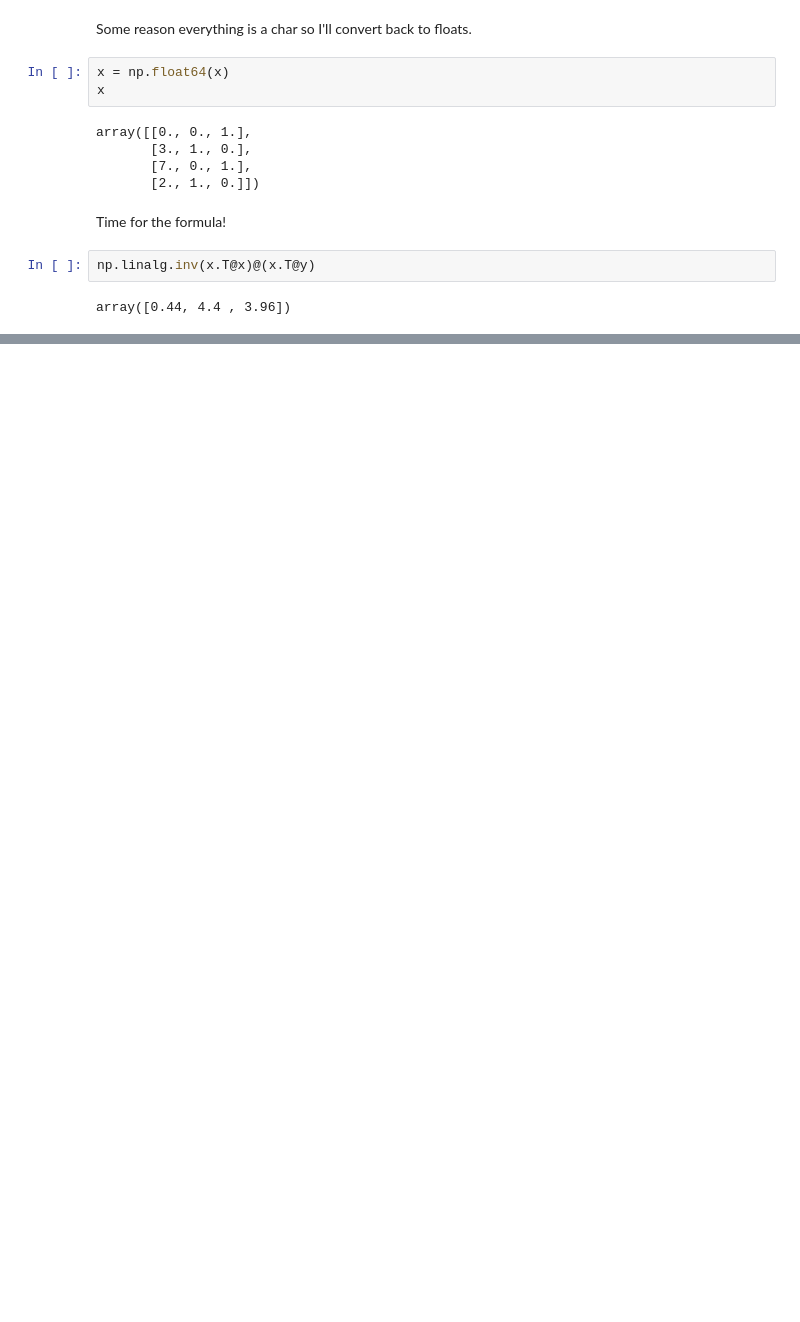
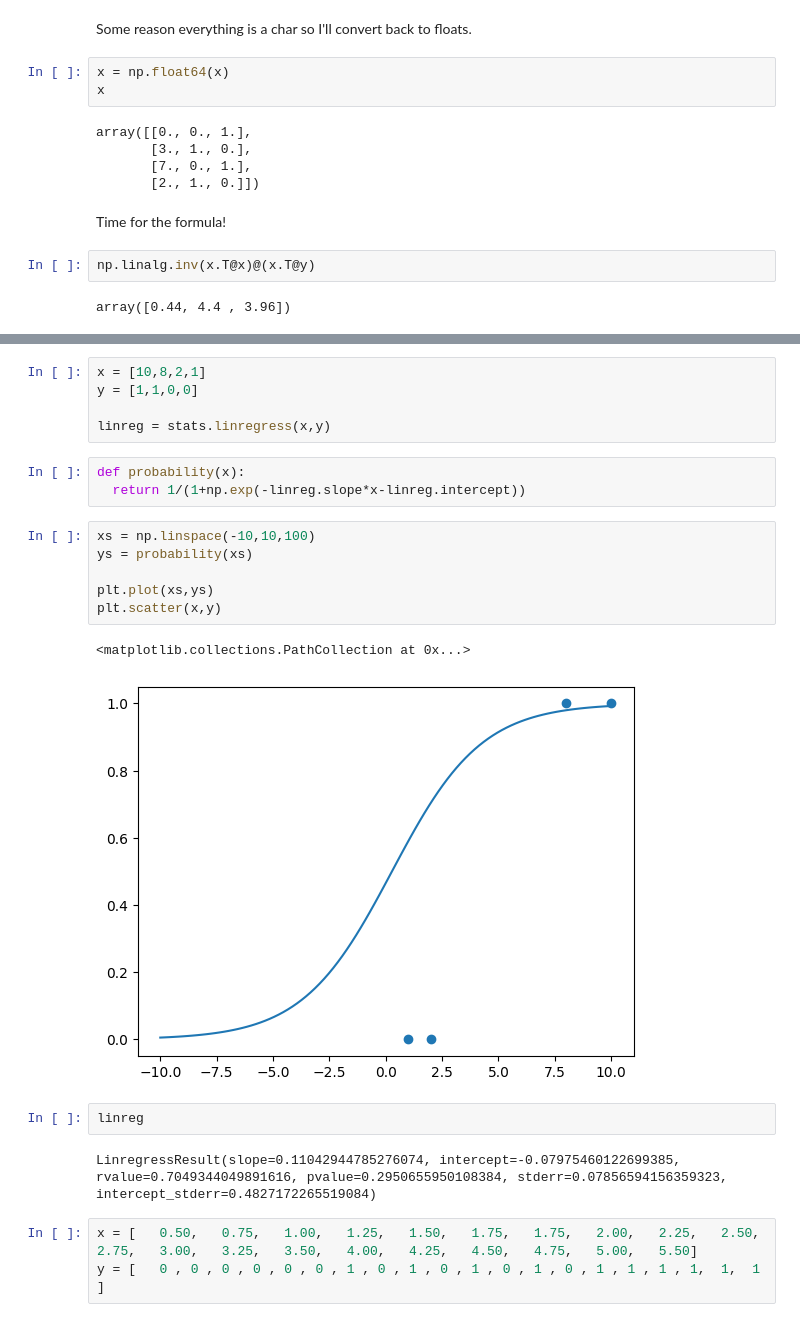
Before and after one commit to nurfnick/Operations_Research, a Jupyter notebook: ChapterRegression.ipynb, the cells around one changed output, grey strips where cells are left out. Drawn from its saved outputs; the diff is of its cells as text; blank space fills up the shorter version.

```diff
--- a/ChapterRegression.ipynb
+++ b/ChapterRegression.ipynb
@@ -215,0 +237,24 @@ Interpreting this insists that slope for numeric is 0.44 but if you have a 'no'
+# %%
+x = [10,8,2,1]
+y = [1,1,0,0]
+
+linreg = stats.linregress(x,y)
+# %%
+def probability(x):
+  return 1/(1+np.exp(-linreg.slope*x-linreg.intercept))
+# %%
+xs = np.linspace(-10,10,100)
+ys = probability(xs)
+
+plt.plot(xs,ys)
+plt.scatter(x,y)
+# %% [output]
+<matplotlib.collections.PathCollection at 0x...>
+[figure, added]
+# %%
+linreg
+# %% [output]
+LinregressResult(slope=0.11042944785276074, intercept=-0.07975460122699385, rvalue=0.7049344049891616, pvalue=0.2950655950108384, stderr=0.07856594156359323, intercept_stderr=0.4827172265519084)
+# %%
+x = [ 	0.50, 	0.75, 	1.00, 	1.25, 	1.50, 	1.75, 	1.75, 	2.00, 	2.25, 	2.50, 	2.75, 	3.00, 	3.25, 	3.50, 	4.00, 	4.25, 	4.50, 	4.75, 	5.00, 	5.50]
+y = [	0 ,	0 ,	0 ,	0 ,	0 ,	0 ,	1 ,	0 ,	1 ,	0 ,	1 ,	0 ,	1 ,	0 ,	1 ,	1 ,	1 ,	1, 	1, 	1 ]
```
Also changed, not shown: parts of 11 cells of this notebook.
